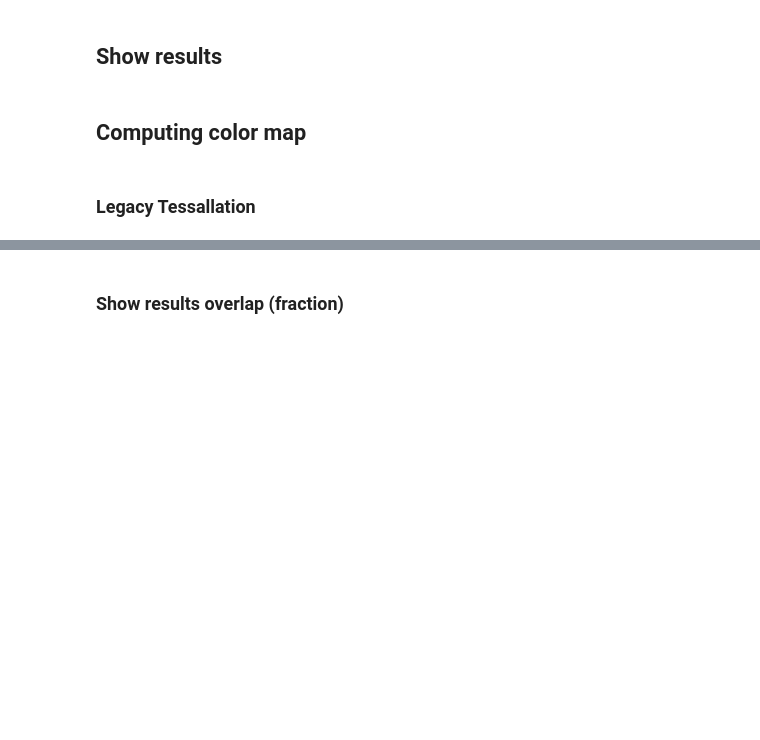
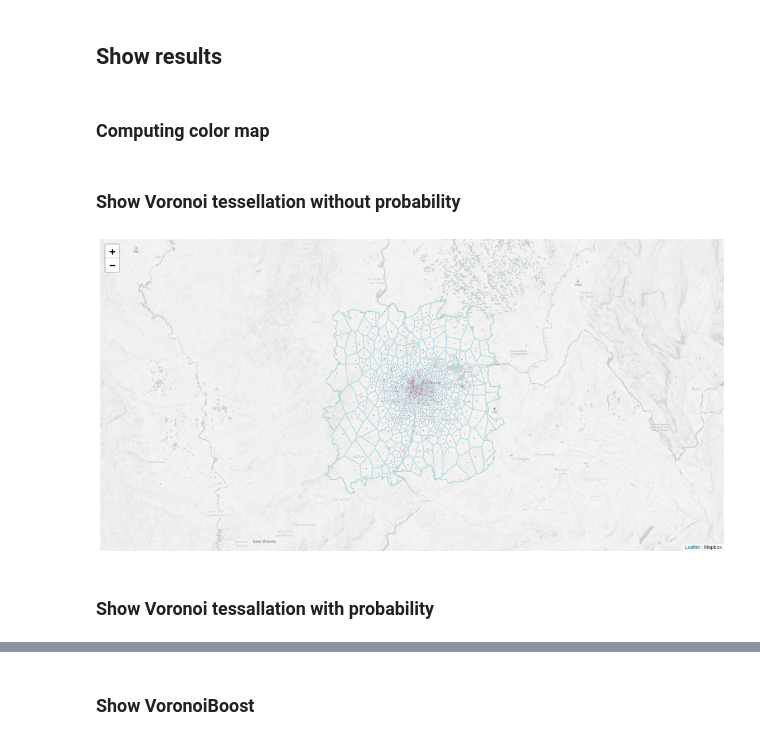
Before and after one commit to nds-group/voronoiBoost, a Jupyter notebook: VoronoiBoost_Example.ipynb, the cells around one changed output, grey strips where cells are left out. Saved outputs shown, nothing was run; the diff lists cells and outputs as text; code cells hidden in the pictures; blank space fills up the shorter version.

Commit message:
replace maps by images on the example notebook

```diff
--- a/VoronoiBoost_Example.ipynb
+++ b/VoronoiBoost_Example.ipynb
@@ -83,7 +84,7 @@ VoronoiBoost computed ✅.
 # %% [markdown]
 ## Show results
 # %% [markdown]
-## Computing color map
+### Computing color map
 # %%
 values = []
 
@@ -112,44 +114,58 @@ vmin_value = min(values)
 vmax_value = max(values)
 my_cmap = plt.cm.get_cmap('Greens')
 norm = colrs.LogNorm(vmin=vmin_value,  vmax=vmax_value)
+# %% [markdown]
+### Show Voronoi tessellation without probability
 # %%
-# lat, lon = city_shape.centroid.x, city_shape.centroid.y
+lat, lon = city_shape.centroid.x, city_shape.centroid.y
 
-# m = folium.Map(location=[lat, lon], zoom_control=True, zoom_start=10,
-#                     tiles='https://api.mapbox.com/styles/v1/mapbox/light-v9/tiles/{z}/{x}/{y}?access_token=pk.eyJ1IjoibGFuZHlzIiwiYSI6ImNraHFjeXA1NzA1ZzkycW11cjl3dnpyMnAifQ.7mSkfJjaSfJXoGBxa_rg1g', attr='Mapbox')
+m = folium.Map(location=[lat, lon], zoom_control=True, zoom_start=10,
+                    tiles='https://api.mapbox.com/styles/v1/mapbox/light-v9/tiles/{z}/{x}/{y}?access_token=pk.eyJ1IjoibGFuZHlzIiwiYSI6ImNraHFjeXA1NzA1ZzkycW11cjl3dnpyMnAifQ.7mSkfJjaSfJXoGBxa_rg1g', attr='Mapbox')
 
-# folium.Polygon(mapping(city_shape)['coordinates'][0],
-#         color='green',
-#         opacity = .5,
-#         fill_opacity = 0,
-#         weight=1,
-#     ).add_to(m)
+folium.Polygon(mapping(city_shape)['coordinates'][0],
+        color='green',
+        opacity = .5,
+        fill_opacity = 0,
+        weight=1,
+    ).add_to(m)
 
-# for bs in df_bs.to_dict(orient='records'):
-#     bs_id = bs['id']
-#     lat, lon = bs['lat'], bs['lon']
-#     voronoi = bs['voronoi']
+for bs in df_bs.to_dict(orient='records'):
+    bs_id = bs['id']
+    lat, lon = bs['lat'], bs['lon']
+    voronoi = bs['voronoi']
 
-#     folium.Polygon(mapping(voronoi)['coordinates'][0],
-#         color='lightblue',
-#         opacity = .80,
-#         fill_opacity = 0,
-#         weight=1.5,
-#         ).add_to(m)
+    folium.Polygon(mapping(voronoi)['coordinates'][0],
+        color='lightblue',
+        opacity = .8,
+        fill_opacity = 0,
+        weight=1.5,
+        ).add_to(m)
 
-#     folium.Circle(
-#         radius=15,
-#         location=[lat, lon],
-#         fill_color='red',
-#         fill_opacity=.7,
-#         opacity=0,
-#         tooltip=f'BS {bs_id}',
-#         popup=f'<input type=text value="{lat},{lon}">',
-#     ).add_to(m)
+    folium.Circle(
+        radius=5,
+        location=[lat, lon],
+        fill_color='red',
+        fill_opacity=.7,
+        opacity=0,
+        tooltip=f'BS {bs_id}',
+        popup=f'<input type=text value="{lat},{lon}">',
+    ).add_to(m)
 
+# Show map as Image (just for github)
+img_data = m._to_png(3)
+img = Image.open(io.BytesIO(img_data))
+
+plt.figure(figsize=(20, 15))
+plt.imshow(img)
+plt.axis('off')
+plt.show()
+
+# Show map as HTML (for local use)
 # m
+# %% [output]
+[figure, added]
-# %% [markdown]
-### Legacy Tessallation
+# %% [markdown]
+### Show Voronoi tessallation with probability
 # %%
 lat, lon = city_shape.centroid.x, city_shape.centroid.y
 
@@ -196,5 +222,5 @@ m
 # %% [output]
 [interactive output not drawn]
 # %% [markdown]
-### Show results overlap (fraction)
+### Show VoronoiBoost
 # %%
```
Also changed, not shown: parts of 6 cells of this notebook, 2 other files.
